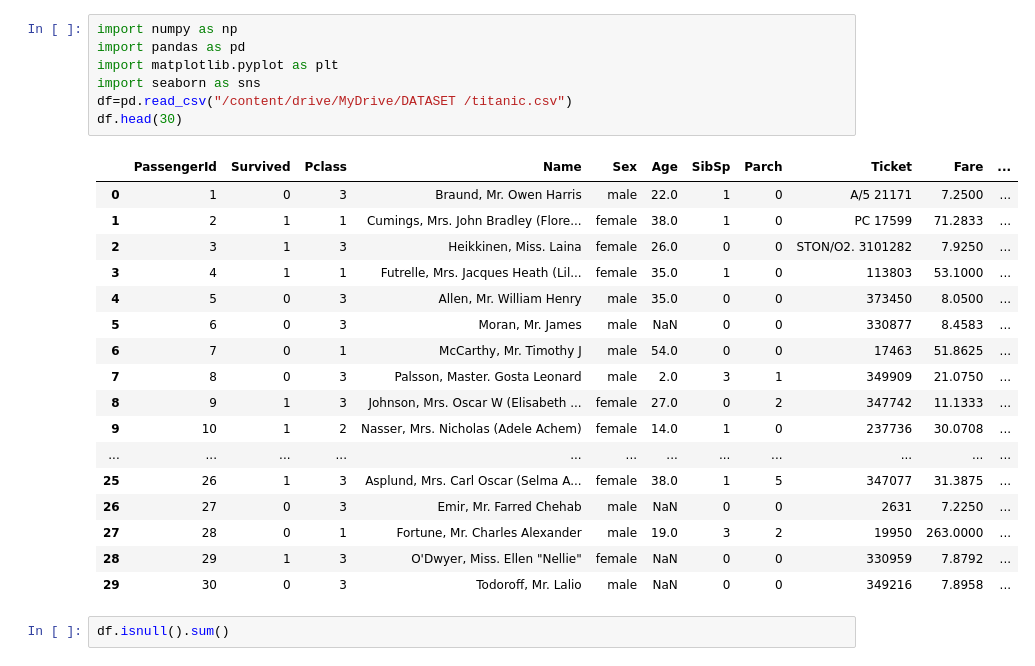
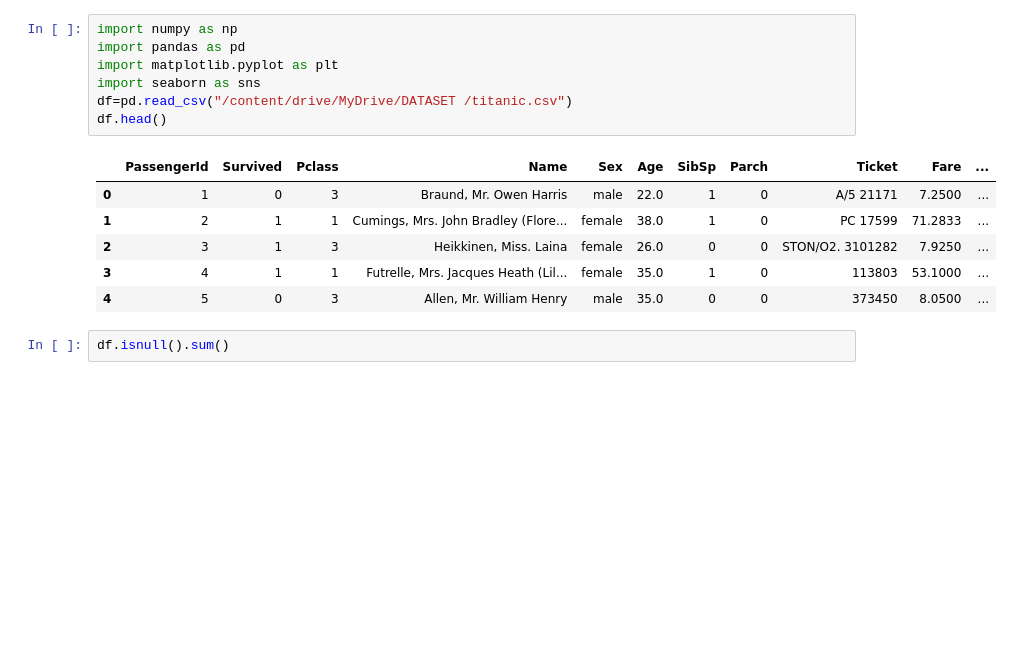
Before and after one commit to gunavathibaskaran170/AI-project-, a Jupyter notebook: Titanic_survived_Analysis.ipynb, the cells around one changed output. Cells and saved outputs as stored; diff of their text form; blank space fills up the shorter version.

```diff
--- a/Titanic_survived_Analysis.ipynb
+++ b/Titanic_survived_Analysis.ipynb
@@ -3,28 +3,17 @@
 # %%
 import numpy as np
 import pandas as pd
 import matplotlib.pyplot as plt
 import seaborn as sns
 df=pd.read_csv("/content/drive/MyDrive/DATASET /titanic.csv")
-df.head(30)
+df.head()
 # %% [output]
 |  | PassengerId | Survived | Pclass | Name | Sex | Age | SibSp | Parch | Ticket | Fare | ... |
 | 0 | 1 | 0 | 3 | Braund, Mr. Owen Harris | male | 22.0 | 1 | 0 | A/5 21171 | 7.2500 | ... |
 | 1 | 2 | 1 | 1 | Cumings, Mrs. John Bradley (Flore... | female | 38.0 | 1 | 0 | PC 17599 | 71.2833 | ... |
 | 2 | 3 | 1 | 3 | Heikkinen, Miss. Laina | female | 26.0 | 0 | 0 | STON/O2. 3101282 | 7.9250 | ... |
 | 3 | 4 | 1 | 1 | Futrelle, Mrs. Jacques Heath (Lil... | female | 35.0 | 1 | 0 | 113803 | 53.1000 | ... |
 | 4 | 5 | 0 | 3 | Allen, Mr. William Henry | male | 35.0 | 0 | 0 | 373450 | 8.0500 | ... |
-| 5 | 6 | 0 | 3 | Moran, Mr. James | male | NaN | 0 | 0 | 330877 | 8.4583 | ... |
-| 6 | 7 | 0 | 1 | McCarthy, Mr. Timothy J | male | 54.0 | 0 | 0 | 17463 | 51.8625 | ... |
-| 7 | 8 | 0 | 3 | Palsson, Master. Gosta Leonard | male | 2.0 | 3 | 1 | 349909 | 21.0750 | ... |
-| 8 | 9 | 1 | 3 | Johnson, Mrs. Oscar W (Elisabeth ... | female | 27.0 | 0 | 2 | 347742 | 11.1333 | ... |
-| 9 | 10 | 1 | 2 | Nasser, Mrs. Nicholas (Adele Achem) | female | 14.0 | 1 | 0 | 237736 | 30.0708 | ... |
-| ... | ... | ... | ... | ... | ... | ... | ... | ... | ... | ... | ... |
-| 25 | 26 | 1 | 3 | Asplund, Mrs. Carl Oscar (Selma A... | female | 38.0 | 1 | 5 | 347077 | 31.3875 | ... |
-| 26 | 27 | 0 | 3 | Emir, Mr. Farred Chehab | male | NaN | 0 | 0 | 2631 | 7.2250 | ... |
-| 27 | 28 | 0 | 1 | Fortune, Mr. Charles Alexander | male | 19.0 | 3 | 2 | 19950 | 263.0000 | ... |
-| 28 | 29 | 1 | 3 | O'Dwyer, Miss. Ellen "Nellie" | female | NaN | 0 | 0 | 330959 | 7.8792 | ... |
-| 29 | 30 | 0 | 3 | Todoroff, Mr. Lalio | male | NaN | 0 | 0 | 349216 | 7.8958 | ... |
 # %%
 df.isnull().sum()
 # %% [output]
```
